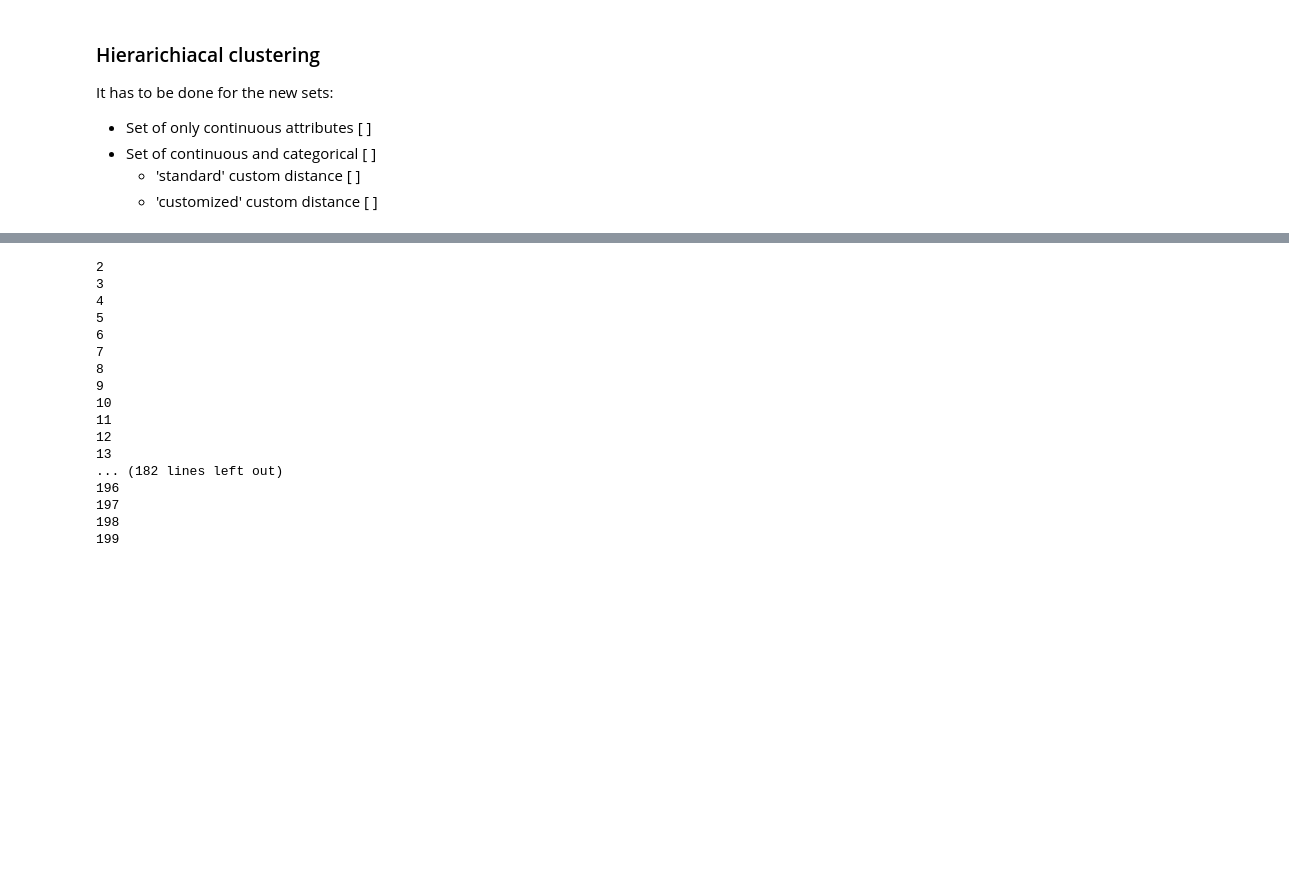
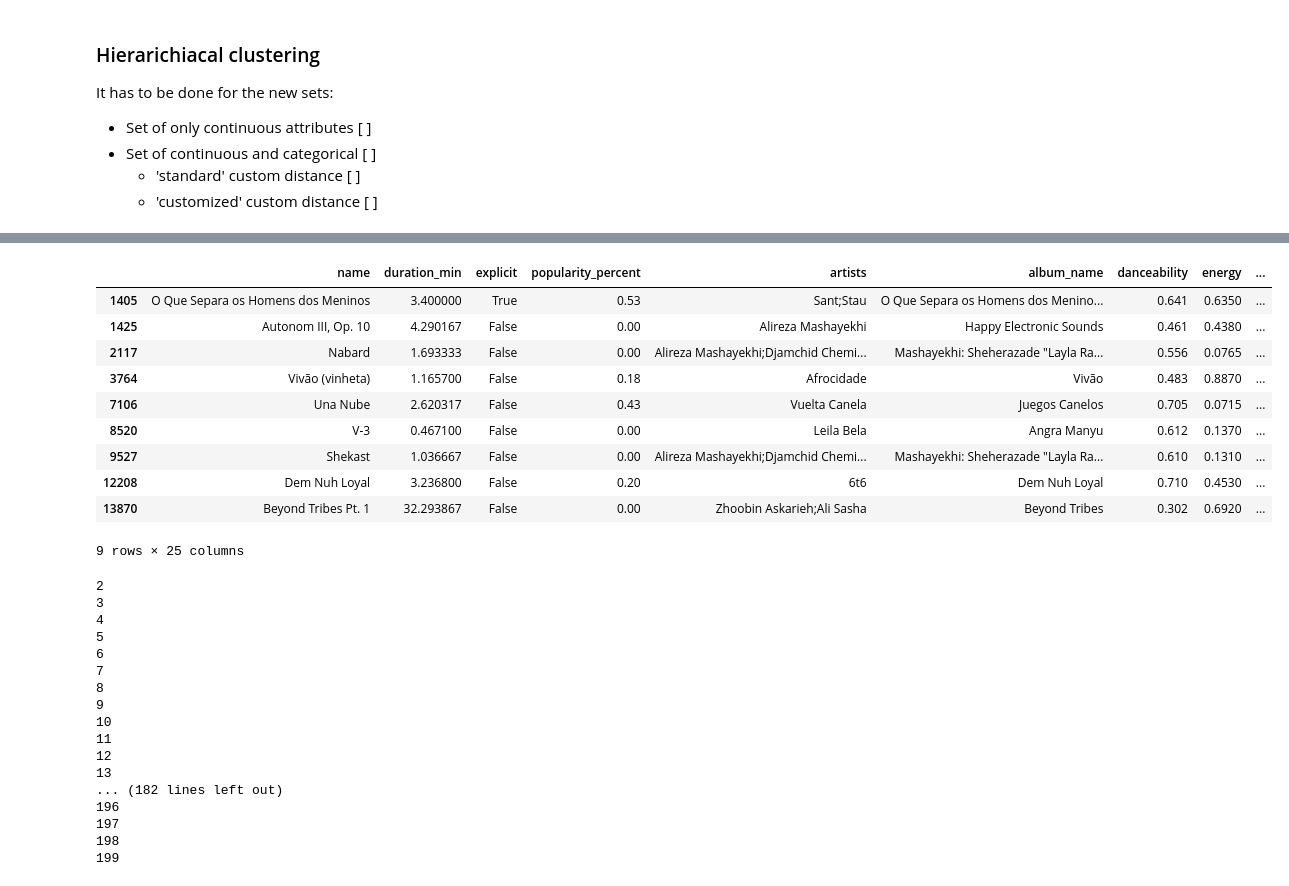
Before and after one commit to chiaratomaiuolo/Data_Mining_project, a Jupyter notebook: Clustering_cleaned.ipynb, the cells around one changed output, grey strips where cells are left out. Drawn from its saved outputs; the diff is of its cells as text; code cells hidden in the pictures; blank space fills up the shorter version.

```diff
--- a/Clustering_cleaned.ipynb
+++ b/Clustering_cleaned.ipynb
@@ -550,3 +592,17 @@ plt.show()
+# %%
+df[df['hier_labels'] == 6]
+# %% [output]
+|  | name | duration_min | explicit | popularity_percent | artists | album_name | danceability | energy | ... |
+| 1405 | O Que Separa os Homens dos Meninos | 3.400000 | True | 0.53 | Sant;Stau | O Que Separa os Homens dos Menino... | 0.641 | 0.6350 | ... |
+| 1425 | Autonom III, Op. 10 | 4.290167 | False | 0.00 | Alireza Mashayekhi | Happy Electronic Sounds | 0.461 | 0.4380 | ... |
+| 2117 | Nabard | 1.693333 | False | 0.00 | Alireza Mashayekhi;Djamchid Chemi... | Mashayekhi: Sheherazade "Layla Ra... | 0.556 | 0.0765 | ... |
+| 3764 | Vivão (vinheta) | 1.165700 | False | 0.18 | Afrocidade | Vivão | 0.483 | 0.8870 | ... |
+| 7106 | Una Nube | 2.620317 | False | 0.43 | Vuelta Canela | Juegos Canelos | 0.705 | 0.0715 | ... |
+| 8520 | V-3 | 0.467100 | False | 0.00 | Leila Bela | Angra Manyu | 0.612 | 0.1370 | ... |
+| 9527 | Shekast | 1.036667 | False | 0.00 | Alireza Mashayekhi;Djamchid Chemi... | Mashayekhi: Sheherazade "Layla Ra... | 0.610 | 0.1310 | ... |
+| 12208 | Dem Nuh Loyal | 3.236800 | False | 0.20 | 6t6 | Dem Nuh Loyal | 0.710 | 0.4530 | ... |
+| 13870 | Beyond Tribes Pt. 1 | 32.293867 | False | 0.00 | Zhoobin Askarieh;Ali Sasha | Beyond Tribes | 0.302 | 0.6920 | ... |
+9 rows × 25 columns
 # %%
 #Computation of CVNN
 # Continuous X_minmax_cont:
```
Also changed, not shown: parts of 37 cells of this notebook, 3 other files.
